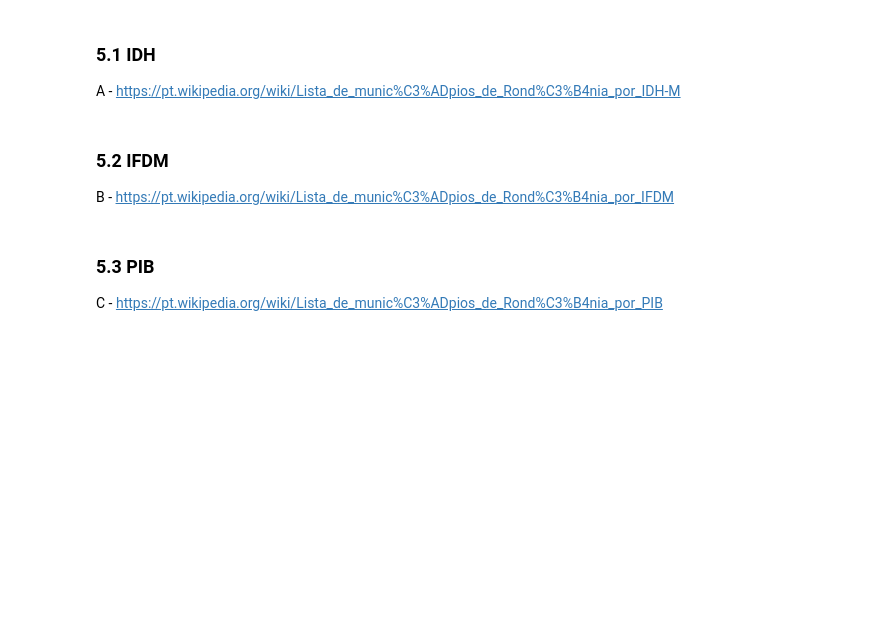
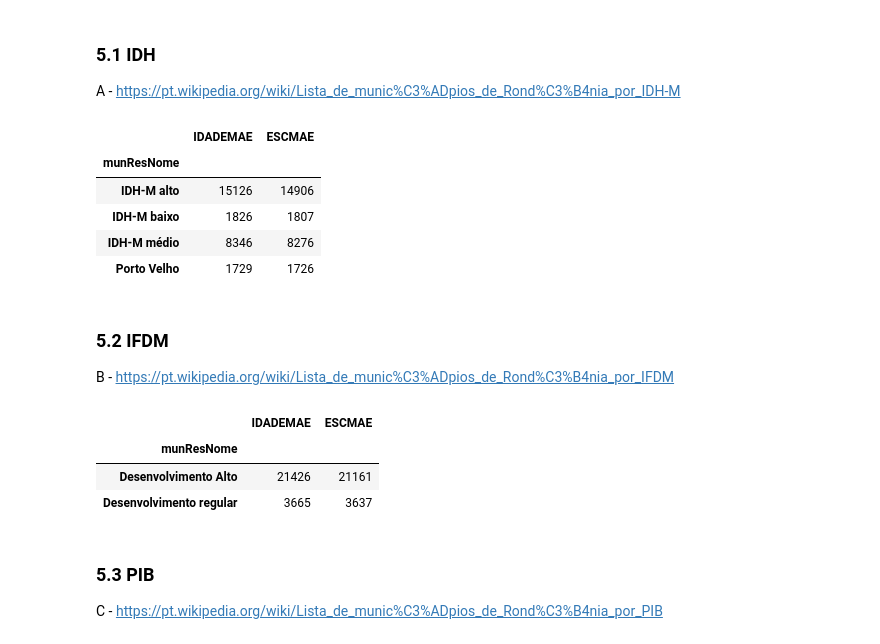
Before and after one commit to RochaKleiton/EBAC_voltazero, a Jupyter notebook: Modulos/09/Mod9Tarefa2.ipynb, the cells around one changed output. Cells and saved outputs as stored; diff of their text form; code cells hidden in the pictures; blank space fills up the shorter version.

```diff
--- a/Modulos/09/Mod9Tarefa2.ipynb
+++ b/Modulos/09/Mod9Tarefa2.ipynb
@@ -199,3 +234,12 @@ A - https://pt.wikipedia.org/wiki/Lista_de_munic%C3%ADpios_de_Rond%C3%B4nia_por_
+# %%
+sinasc_raw.set_index('munResNome')[['IDADEMAE','ESCMAE']].groupby(idh).count()
+# %% [output]
+|  | IDADEMAE | ESCMAE |
+| munResNome |  |  |
+| IDH-M alto | 15126 | 14906 |
+| IDH-M baixo | 1826 | 1807 |
+| IDH-M médio | 8346 | 8276 |
+| Porto Velho | 1729 | 1726 |
 # %% [markdown]
 ### 5.2 IFDM
 B - https://pt.wikipedia.org/wiki/Lista_de_munic%C3%ADpios_de_Rond%C3%B4nia_por_IFDM
@@ -202,3 +301,10 @@ B - https://pt.wikipedia.org/wiki/Lista_de_munic%C3%ADpios_de_Rond%C3%B4nia_por_
+# %%
+sinasc_raw.set_index('munResNome')[['IDADEMAE','ESCMAE']].groupby(ifdm).count()
+# %% [output]
+|  | IDADEMAE | ESCMAE |
+| munResNome |  |  |
+| Desenvolvimento Alto | 21426 | 21161 |
+| Desenvolvimento regular | 3665 | 3637 |
 # %% [markdown]
 ### 5.3 PIB
 C - https://pt.wikipedia.org/wiki/Lista_de_munic%C3%ADpios_de_Rond%C3%B4nia_por_PIB
```
Also changed, not shown: parts of 14 cells of this notebook.
